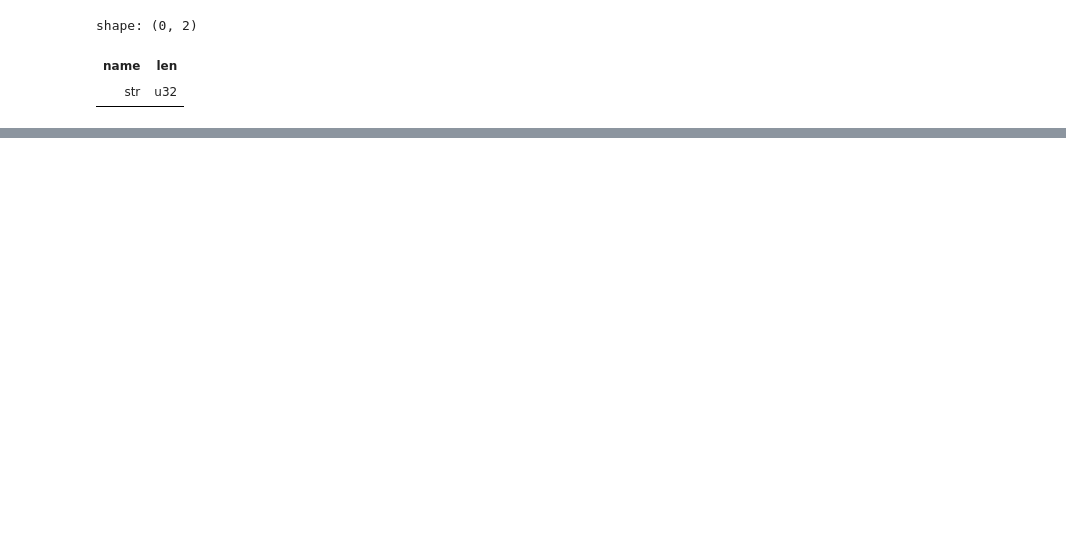
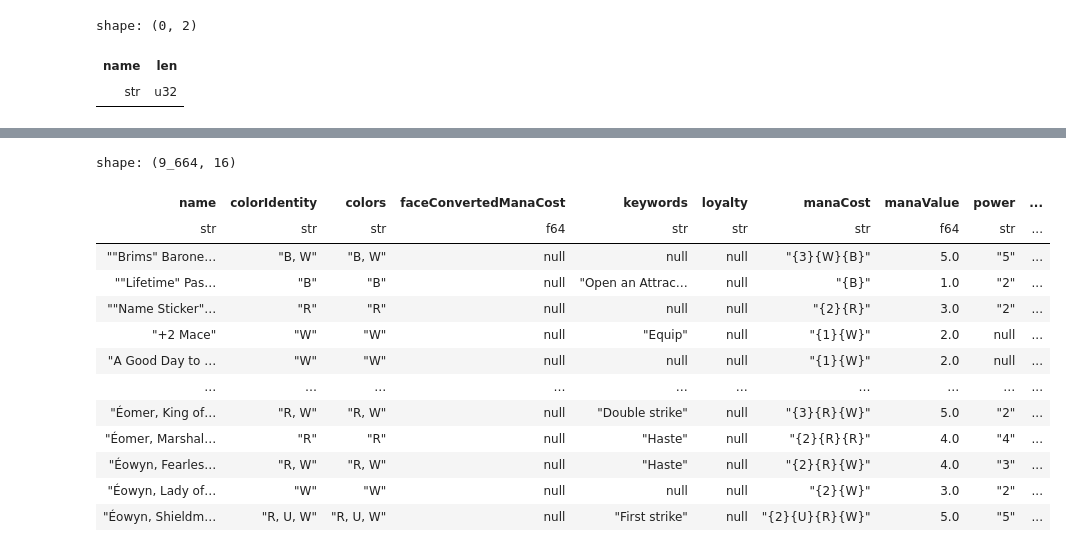
Before and after one commit to DaveParr/mtgai, a Jupyter notebook: notebooks/readdata.ipynb, the cells around one changed output, grey strips where cells are left out. Drawn from its saved outputs; the diff is of its cells as text; code cells hidden in the pictures; blank space fills up the shorter version.

```diff
--- a/notebooks/readdata.ipynb
+++ b/notebooks/readdata.ipynb
@@ -198,0 +434,3 @@ shape: (2, 21)
+# %%
+# order by length of setCodes list, largest first
+collapsed_df.sort(pl.col("setCodes").map_elements(lambda s: len(s)), descending=True).describe()
@@ -198,0 +450,20 @@ shape: (2, 21)
+# %%
+# encod null text as ""
+collapsed_df.with_columns(
+    page_content = pl.col("text").fill_null("")
+)
+# %% [output]
+shape: (9_664, 16)
+| name | colorIdentity | colors | faceConvertedManaCost | keywords | loyalty | manaCost | manaValue | power | ... |
+| str | str | str | f64 | str | str | str | f64 | str | ... |
+| ""Brims" Barone… | "B, W" | "B, W" | null | null | null | "{3}{W}{B}" | 5.0 | "5" | ... |
+| ""Lifetime" Pas… | "B" | "B" | null | "Open an Attrac… | null | "{B}" | 1.0 | "2" | ... |
+| ""Name Sticker"… | "R" | "R" | null | null | null | "{2}{R}" | 3.0 | "2" | ... |
+| "+2 Mace" | "W" | "W" | null | "Equip" | null | "{1}{W}" | 2.0 | null | ... |
+| "A Good Day to … | "W" | "W" | null | null | null | "{1}{W}" | 2.0 | null | ... |
+| … | … | … | … | … | … | … | … | … | ... |
+| "Éomer, King of… | "R, W" | "R, W" | null | "Double strike" | null | "{3}{R}{W}" | 5.0 | "2" | ... |
+| "Éomer, Marshal… | "R" | "R" | null | "Haste" | null | "{2}{R}{R}" | 4.0 | "4" | ... |
+| "Éowyn, Fearles… | "R, W" | "R, W" | null | "Haste" | null | "{2}{R}{W}" | 4.0 | "3" | ... |
+| "Éowyn, Lady of… | "W" | "W" | null | null | null | "{2}{W}" | 3.0 | "2" | ... |
+| "Éowyn, Shieldm… | "R, U, W" | "R, U, W" | null | "First strike" | null | "{2}{U}{R}{W}" | 5.0 | "5" | ... |
```
Also changed, not shown: parts of 15 cells of this notebook, 1 other file.
